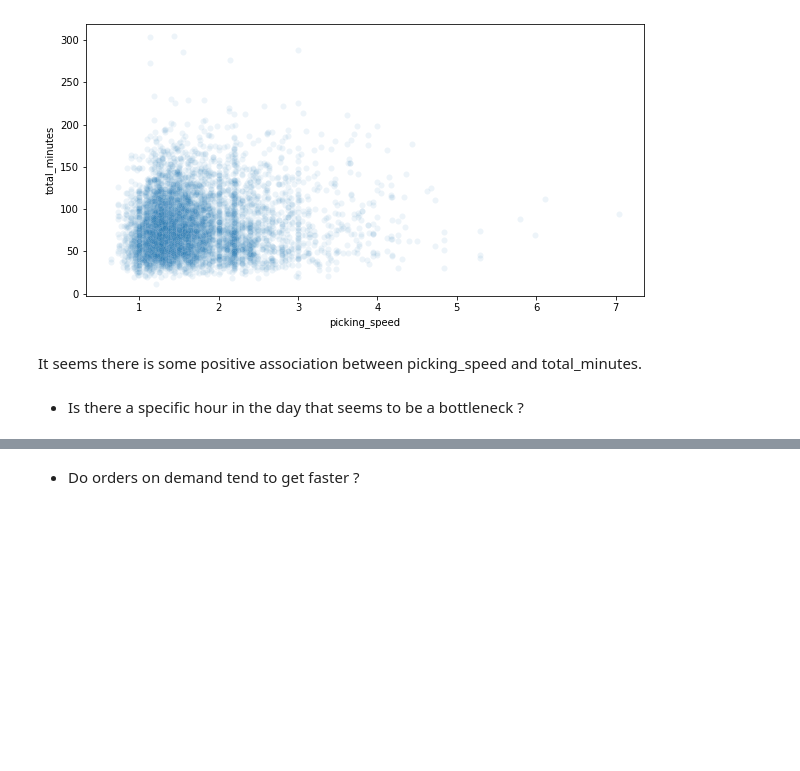
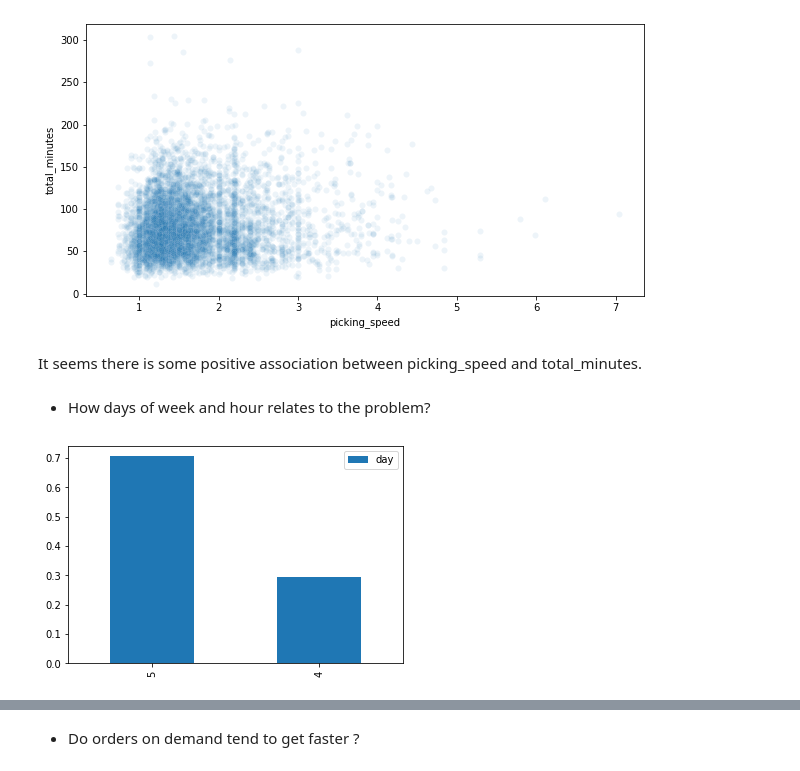
Before and after one commit to brunocvs7/time2delivery, a Jupyter notebook: notebooks/3_eda_ft_engineering_ft_selection.ipynb, the cells around one changed output, grey strips where cells are left out. Cells and saved outputs as stored; diff of their text form; code cells hidden in the pictures; blank space fills up the shorter version.

```diff
--- a/notebooks/3_eda_ft_engineering_ft_selection.ipynb
+++ b/notebooks/3_eda_ft_engineering_ft_selection.ipynb
@@ -116,5 +128,11 @@ plt.show()
 [figure]
 # %% [markdown]
 It seems there is some positive association between picking_speed and total_minutes.
-# %% [markdown]
-- Is there a specific hour in the day that seems to be a bottleneck ?
+# %% [markdown]
+- How days of week and hour relates to the problem?
+# %%
+# Let's see the distribution of the days in the week
+pd.DataFrame(df_orders_train['day'].value_counts(normalize=True)).plot(kind='bar')
+plt.show()
+# %% [output]
+[figure, added]
```
Also changed, not shown: parts of 29 cells of this notebook, 5 other files.
